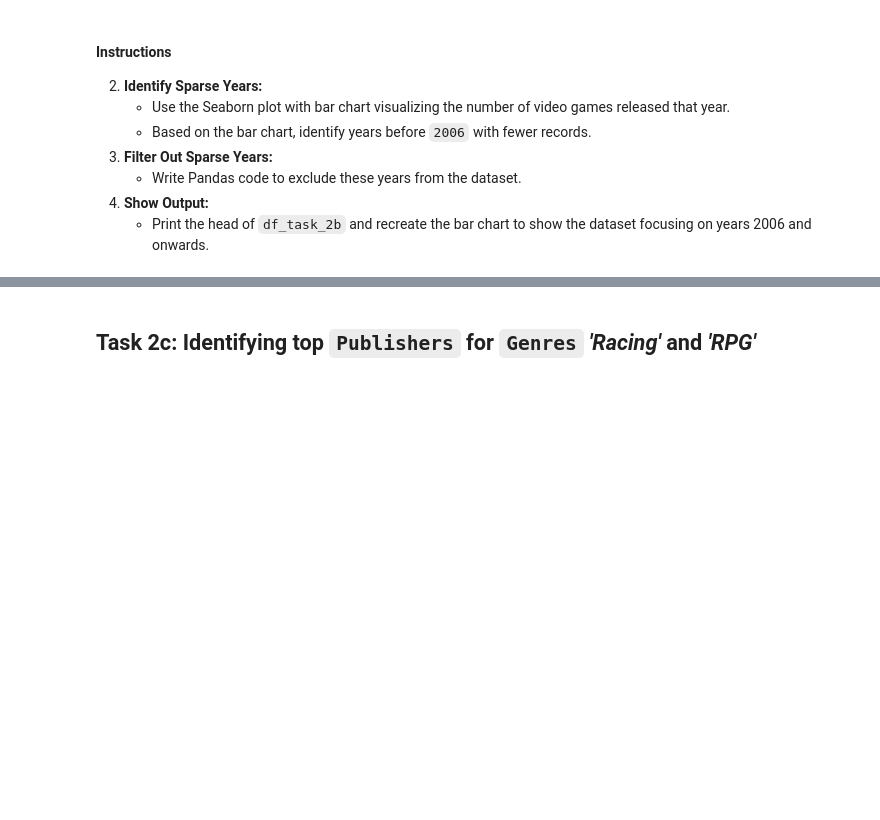
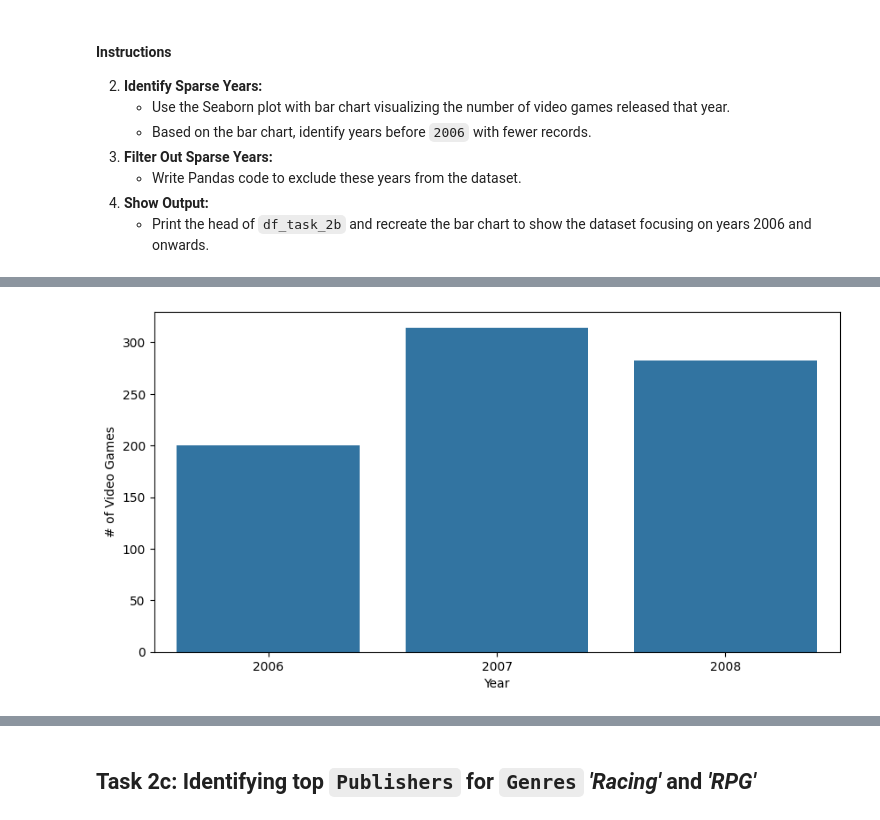
Before and after one commit to visdesignlab/persist_examples, a Jupyter notebook: Study Data II - Video Games/PANDAS_video_games_tasks.ipynb, the cells around one changed output, grey strips where cells are left out. Drawn from its saved outputs; the diff is of its cells as text; code cells hidden in the pictures; blank space fills up the shorter version.

```diff
--- a/Study Data II - Video Games/PANDAS_video_games_tasks.ipynb
+++ b/Study Data II - Video Games/PANDAS_video_games_tasks.ipynb
@@ -192,0 +287,17 @@ plt.show()
+# %%
+df_task_2b = df_task_2b[df_task_2b['Year'] >= 2006]
+
+#### Barchart Code Start
+
+plt.figure(figsize=(10, 5))
+sns.countplot(x=df_task_2b["Year"])
+
+plt.xlabel('Year')
+plt.ylabel('# of Video Games')
+
+# Display the plot
+plt.show()
+
+#### Barchart Code End
+# %% [output]
+[figure, added]
```
Also changed, not shown: parts of 17 cells of this notebook, 3 other files.
